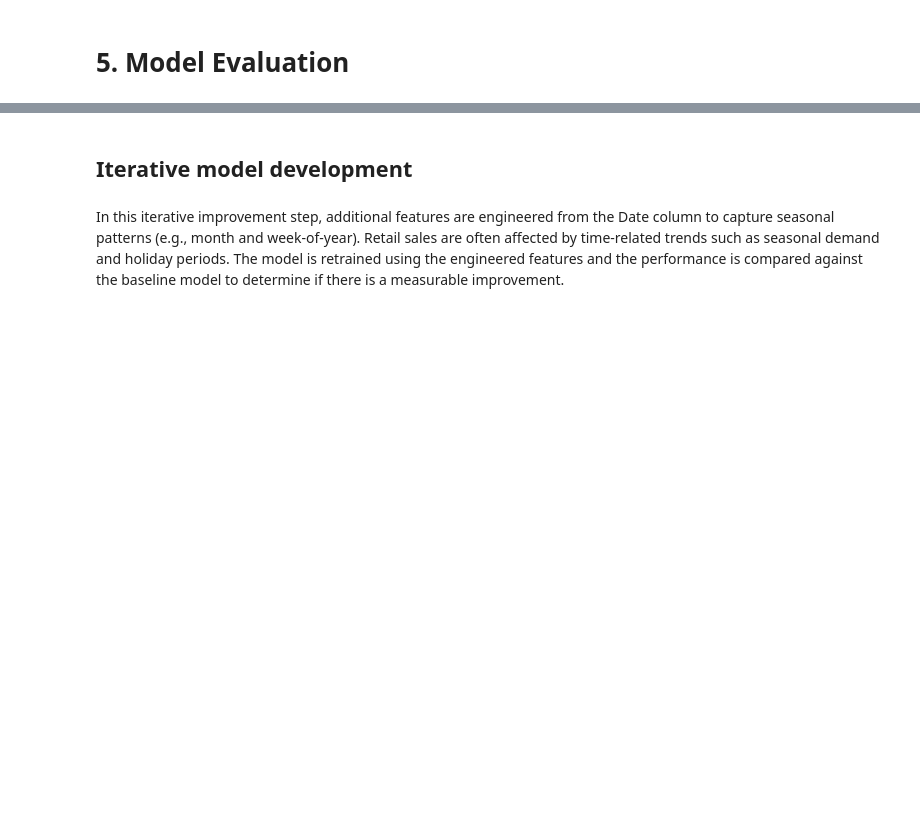
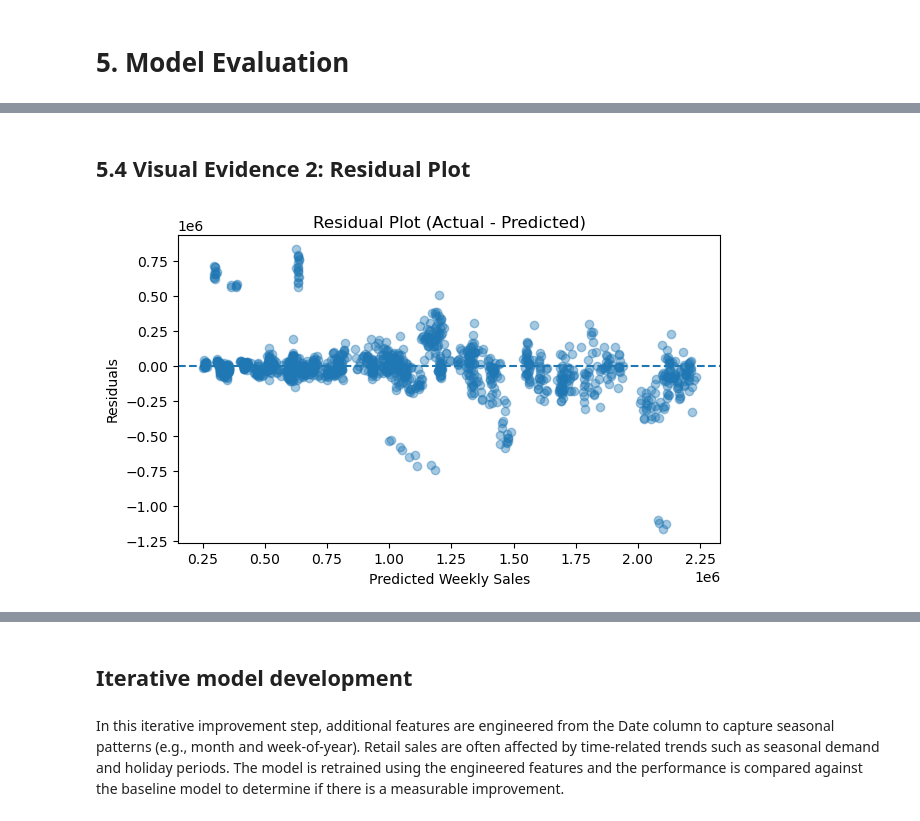
Before and after one commit to vaishnaviTP123/MLDP-Project-3, a Jupyter notebook: MLDP Program Codes Submission Template.ipynb, the cells around one changed output, grey strips where cells are left out. Cells and saved outputs as stored; diff of their text form; code cells hidden in the pictures; blank space fills up the shorter version.

```diff
--- a/MLDP Program Codes Submission Template.ipynb
+++ b/MLDP Program Codes Submission Template.ipynb
@@ -1136,0 +1261,14 @@ While the final deployed model is a Random Forest, this visualization improves t
+# %% [markdown]
+## 5.4 Visual Evidence 2: Residual Plot
+# %%
+residuals = y_test - y_pred_final
+
+plt.figure(figsize=(7,4))
+plt.scatter(y_pred_final, residuals, alpha=0.4)
+plt.axhline(0, linestyle="--")
+plt.title("Residual Plot (Actual - Predicted)")
+plt.xlabel("Predicted Weekly Sales")
+plt.ylabel("Residuals")
+plt.show()
+# %% [output]
+[figure, added]
```
Also changed, not shown: parts of 49 cells of this notebook.
